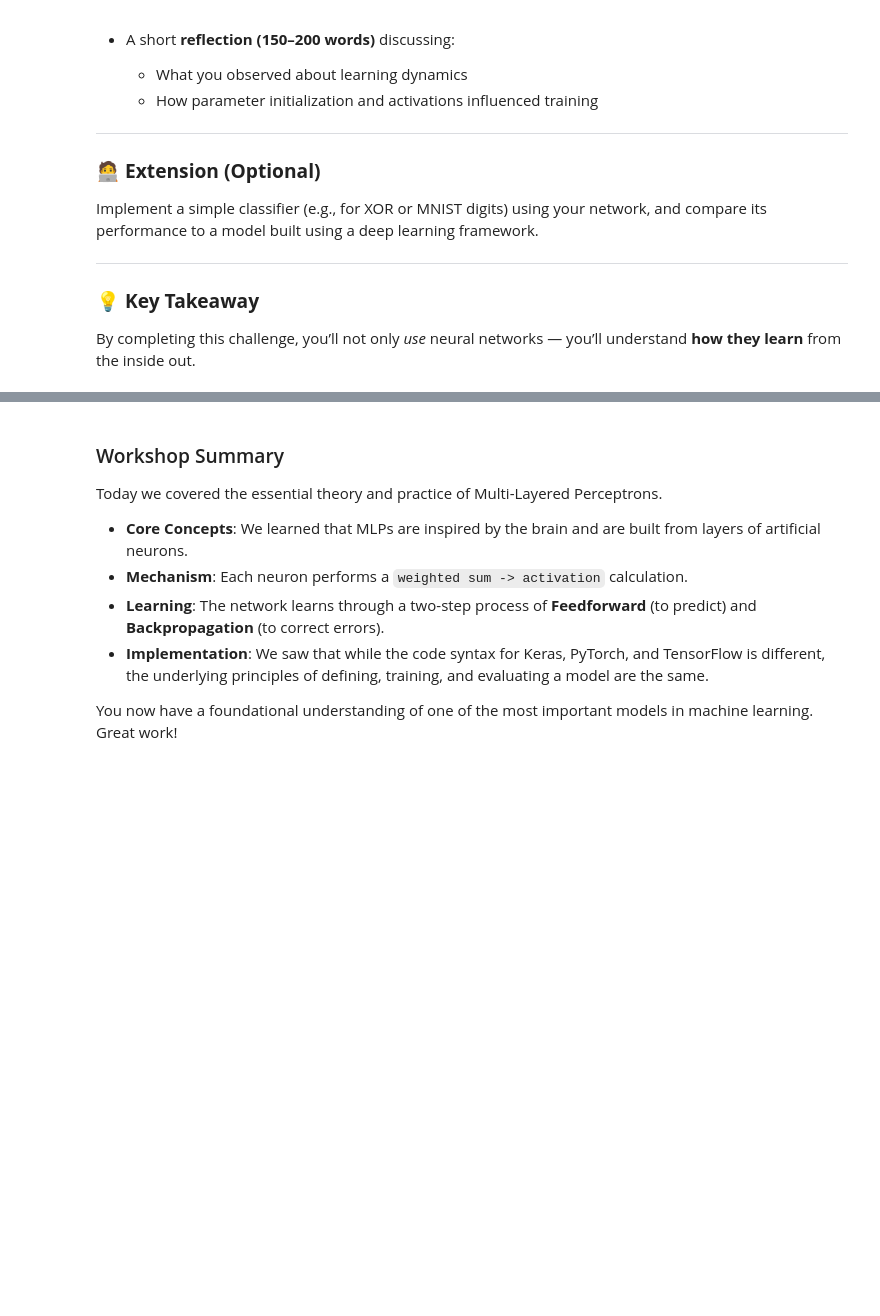
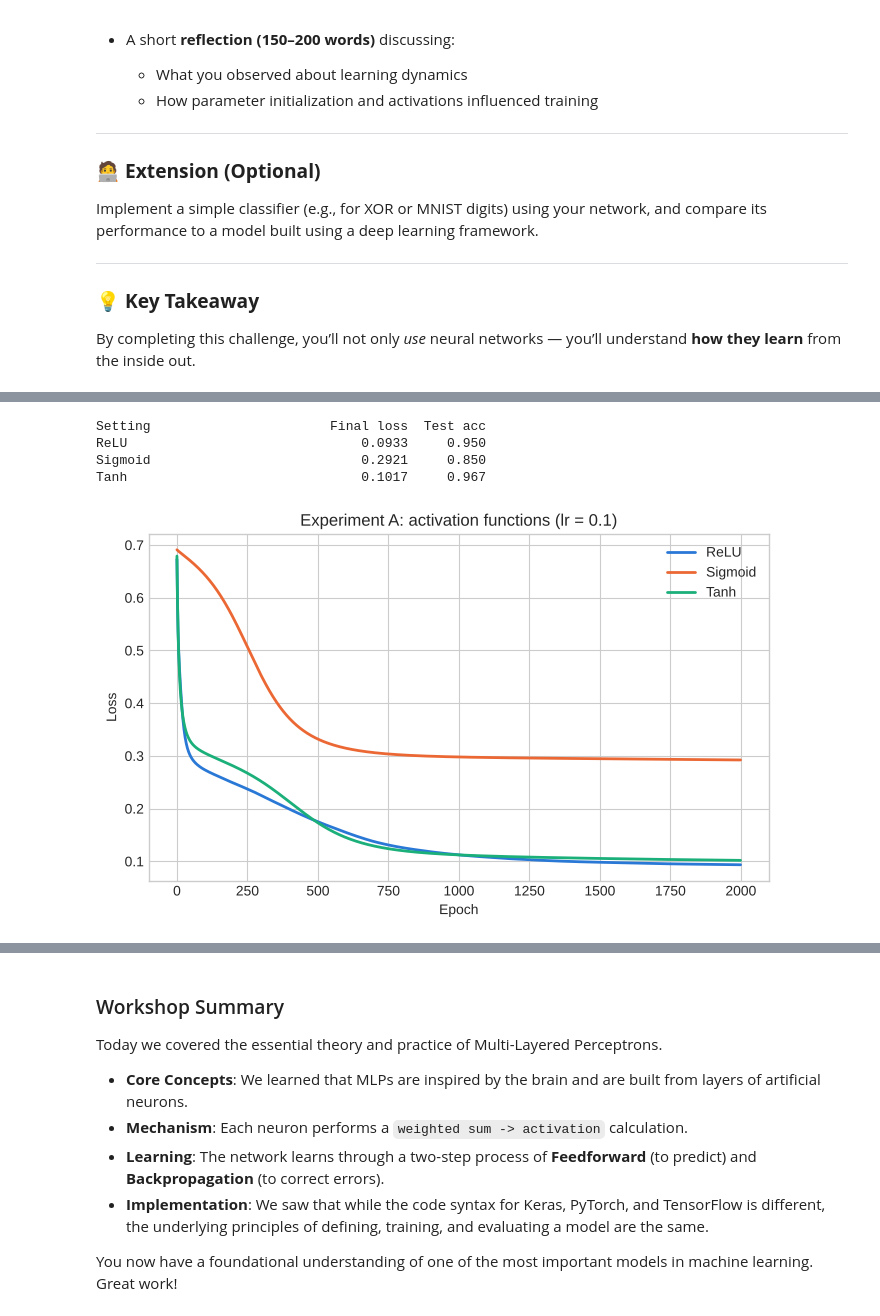
Before and after one commit to DavisenV/CSCN8010-MultiLayerPerceptrons_Workshop, a Jupyter notebook: MultiLayerPerceptrons_Workshop.ipynb, the cells around one changed output, grey strips where cells are left out. Saved outputs shown, nothing was run; the diff lists cells and outputs as text; code cells hidden in the pictures; blank space fills up the shorter version.

```diff
--- a/MultiLayerPerceptrons_Workshop.ipynb
+++ b/MultiLayerPerceptrons_Workshop.ipynb
@@ -745,0 +1340,26 @@ By completing this challenge, you’ll not only *use* neural networks — you’
+# %%
+def run_experiment(configs, title, epochs=2000):
+    # configs: list of (label, layer_sizes, activation, lr, init)
+    plt.figure(figsize=(8, 4.5))
+    print(f"{'Setting':<28}{'Final loss':>12}{'Test acc':>10}")
+    for (label, sizes, act, lr, init), color in zip(configs, COLORS):
+        net_exp = NumpyMLP(sizes, act, init=init)
+        with np.errstate(over="ignore", invalid="ignore"):    # silence warnings if training blows up
+            h = net_exp.fit(X_train_np, Y_train_np, epochs=epochs, lr=lr)
+            acc = net_exp.accuracy(X_test_np, Y_test_np)
+        print(f"{label:<28}{h['loss'][-1]:>12.4f}{acc:>10.3f}")
+        plt.plot(h["loss"], color=color, linewidth=2, label=label)
+    plt.title(title); plt.xlabel("Epoch"); plt.ylabel("Loss"); plt.legend()
+    plt.show()
+
+run_experiment([
+    ("ReLU",    [2, 16, 8, 1], "relu",    0.1, "auto"),
+    ("Sigmoid", [2, 16, 8, 1], "sigmoid", 0.1, "auto"),
+    ("Tanh",    [2, 16, 8, 1], "tanh",    0.1, "auto"),
+], "Experiment A: activation functions (lr = 0.1)")
+# %% [output]
+Setting                       Final loss  Test acc
+ReLU                              0.0933     0.950
+Sigmoid                           0.2921     0.850
+Tanh                              0.1017     0.967
+[figure, added]
```
Also changed, not shown: parts of 49 cells of this notebook, 1 other file.
